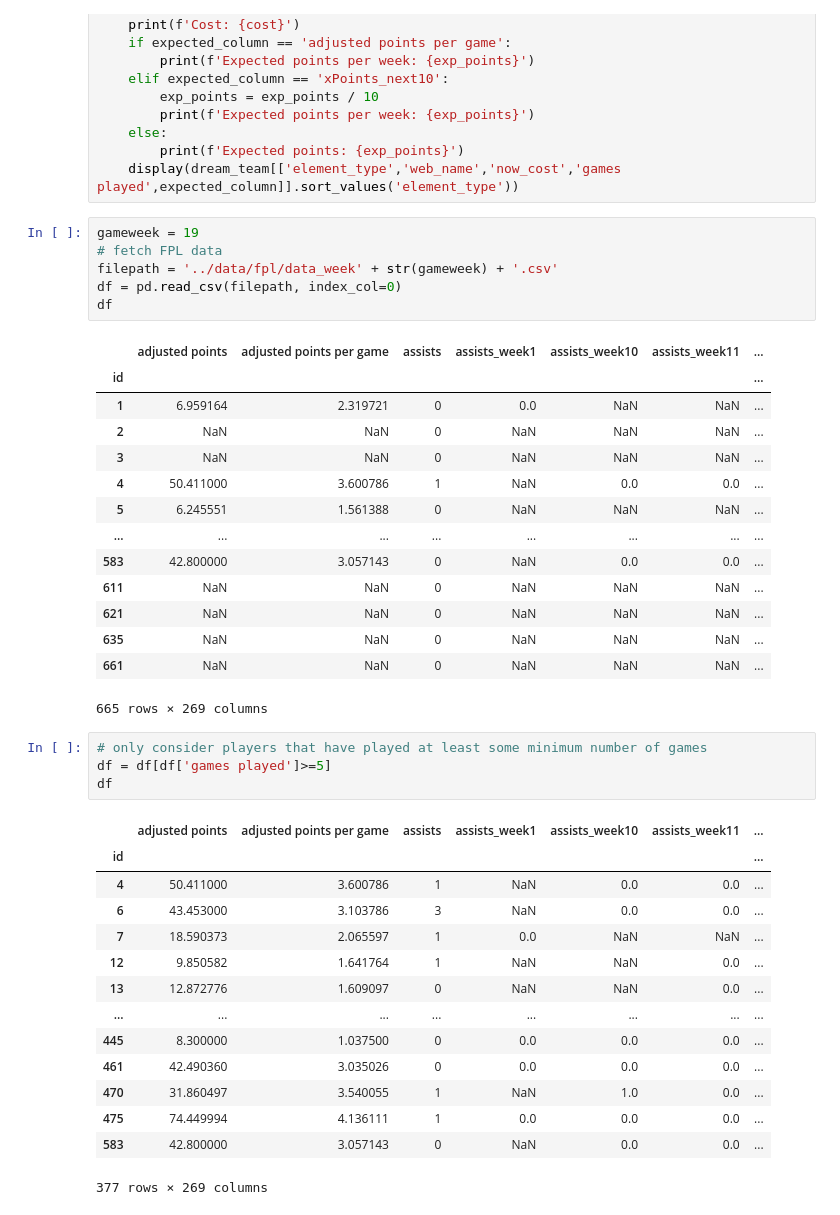
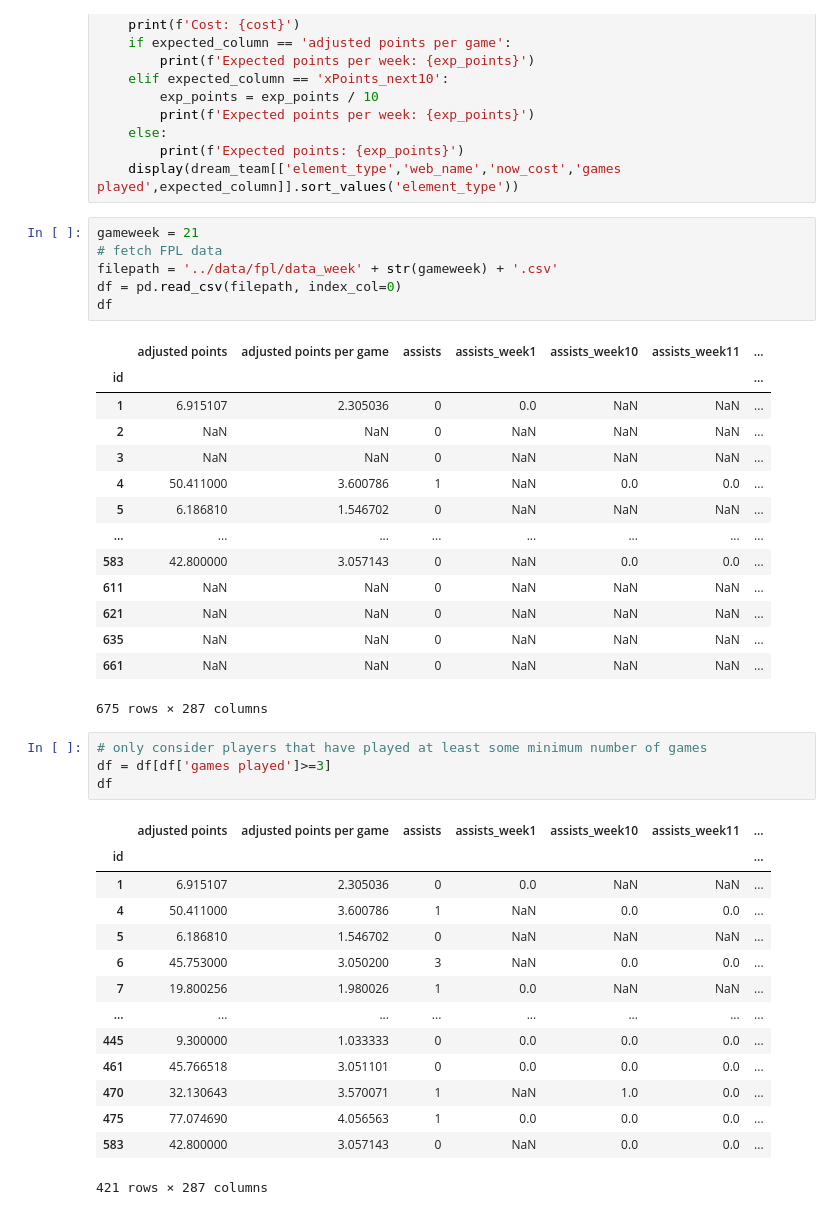
Before and after one commit to jaksticks/Fantasy-Premier-League, a Jupyter notebook: season21_22/notebooks/dev_linear_optimization.ipynb, the cells around one changed output. Saved outputs shown, nothing was run; the diff lists cells and outputs as text.

```diff
--- a/season21_22/notebooks/dev_linear_optimization.ipynb
+++ b/season21_22/notebooks/dev_linear_optimization.ipynb
@@ -73,7 +73,7 @@ def optimize(df, max_price, expected_column):
         print(f'Expected points: {exp_points}')
     display(dream_team[['element_type','web_name','now_cost','games played',expected_column]].sort_values('element_type'))
 # %%
-gameweek = 19
+gameweek = 21
 # fetch FPL data
 filepath = '../data/fpl/data_week' + str(gameweek) + '.csv'
 df = pd.read_csv(filepath, index_col=0)
@@ -81,37 +81,37 @@ df
 # %% [output]
 |  | adjusted points | adjusted points per game | assists | assists_week1 | assists_week10 | assists_week11 | ... |
 | id |  |  |  |  |  |  | ... |
-| 1 | 6.959164 | 2.319721 | 0 | 0.0 | NaN | NaN | ... |
+| 1 | 6.915107 | 2.305036 | 0 | 0.0 | NaN | NaN | ... |
 | 2 | NaN | NaN | 0 | NaN | NaN | NaN | ... |
 | 3 | NaN | NaN | 0 | NaN | NaN | NaN | ... |
 | 4 | 50.411000 | 3.600786 | 1 | NaN | 0.0 | 0.0 | ... |
-| 5 | 6.245551 | 1.561388 | 0 | NaN | NaN | NaN | ... |
+| 5 | 6.186810 | 1.546702 | 0 | NaN | NaN | NaN | ... |
 | ... | ... | ... | ... | ... | ... | ... | ... |
 | 583 | 42.800000 | 3.057143 | 0 | NaN | 0.0 | 0.0 | ... |
 | 611 | NaN | NaN | 0 | NaN | NaN | NaN | ... |
 | 621 | NaN | NaN | 0 | NaN | NaN | NaN | ... |
 | 635 | NaN | NaN | 0 | NaN | NaN | NaN | ... |
 | 661 | NaN | NaN | 0 | NaN | NaN | NaN | ... |
-665 rows × 269 columns
+675 rows × 287 columns
 # %%
 # only consider players that have played at least some minimum number of games
-df = df[df['games played']>=5]
+df = df[df['games played']>=3]
 df
 # %% [output]
 |  | adjusted points | adjusted points per game | assists | assists_week1 | assists_week10 | assists_week11 | ... |
 | id |  |  |  |  |  |  | ... |
+| 1 | 6.915107 | 2.305036 | 0 | 0.0 | NaN | NaN | ... |
 | 4 | 50.411000 | 3.600786 | 1 | NaN | 0.0 | 0.0 | ... |
-| 6 | 43.453000 | 3.103786 | 3 | NaN | 0.0 | 0.0 | ... |
-| 7 | 18.590373 | 2.065597 | 1 | 0.0 | NaN | NaN | ... |
-| 12 | 9.850582 | 1.641764 | 1 | NaN | NaN | 0.0 | ... |
-| 13 | 12.872776 | 1.609097 | 0 | NaN | NaN | 0.0 | ... |
+| 5 | 6.186810 | 1.546702 | 0 | NaN | NaN | NaN | ... |
+| 6 | 45.753000 | 3.050200 | 3 | NaN | 0.0 | 0.0 | ... |
+| 7 | 19.800256 | 1.980026 | 1 | 0.0 | NaN | NaN | ... |
 | ... | ... | ... | ... | ... | ... | ... | ... |
-| 445 | 8.300000 | 1.037500 | 0 | 0.0 | 0.0 | 0.0 | ... |
-| 461 | 42.490360 | 3.035026 | 0 | 0.0 | 0.0 | 0.0 | ... |
-| 470 | 31.860497 | 3.540055 | 1 | NaN | 1.0 | 0.0 | ... |
-| 475 | 74.449994 | 4.136111 | 1 | 0.0 | 0.0 | 0.0 | ... |
+| 445 | 9.300000 | 1.033333 | 0 | 0.0 | 0.0 | 0.0 | ... |
+| 461 | 45.766518 | 3.051101 | 0 | 0.0 | 0.0 | 0.0 | ... |
+| 470 | 32.130643 | 3.570071 | 1 | NaN | 1.0 | 0.0 | ... |
+| 475 | 77.074690 | 4.056563 | 1 | 0.0 | 0.0 | 0.0 | ... |
 | 583 | 42.800000 | 3.057143 | 0 | NaN | 0.0 | 0.0 | ... |
-377 rows × 269 columns
+421 rows × 287 columns
 # %%
 optimize(df, 85.2, f'gameweek {gameweek+1} prediction')
 # %% [output]
```
Also changed, not shown: parts of 4 cells of this notebook, 10 other files.
